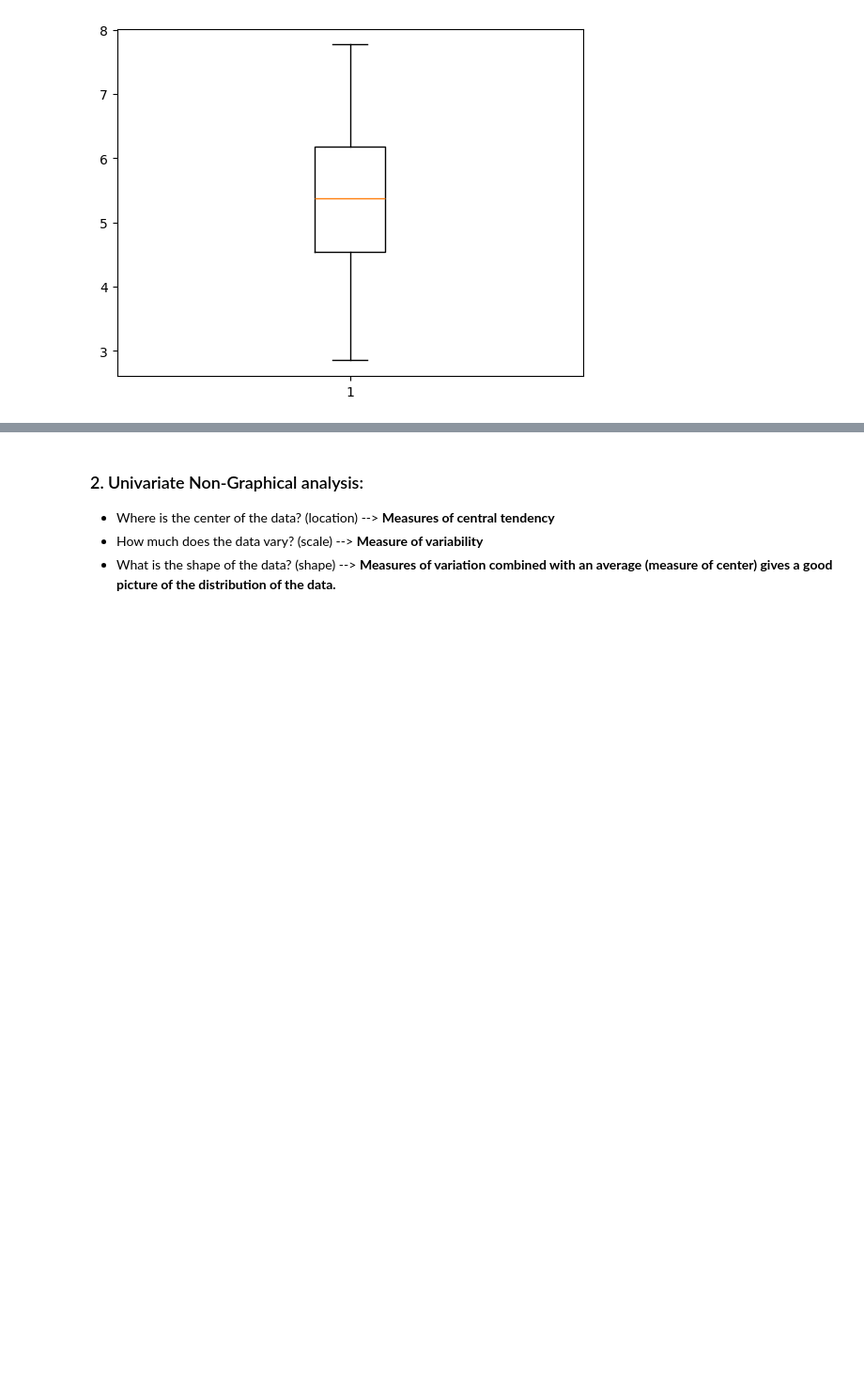
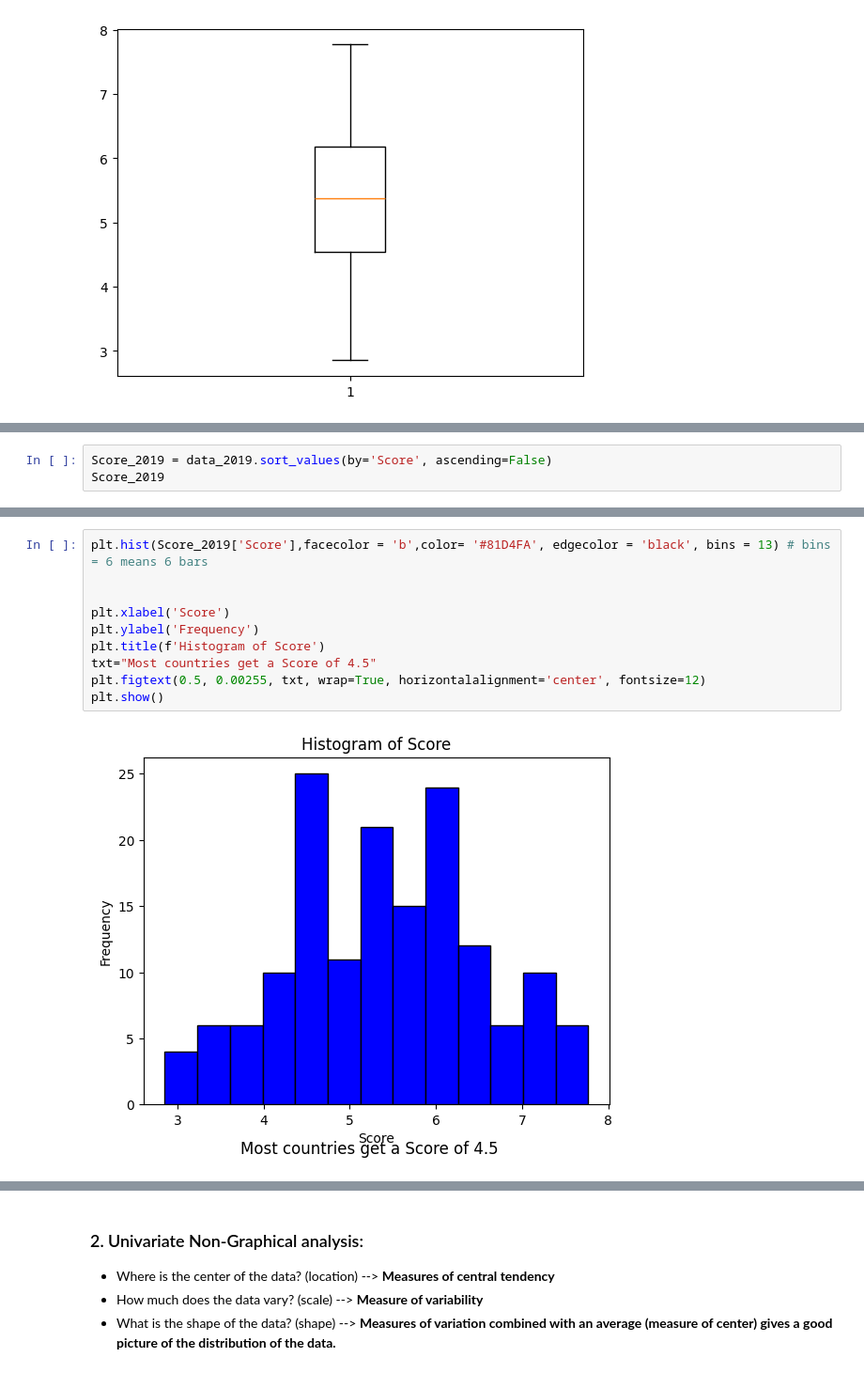
Before and after one commit to Tw-0l/Happiness-Report, a Jupyter notebook: EDA explain template.ipynb, the cells around one changed output, grey strips where cells are left out. Shown: that part at 94% size. Saved outputs shown, nothing was run; the diff lists cells and outputs as text; blank space fills up the shorter version.

```diff
--- a/EDA explain template.ipynb
+++ b/EDA explain template.ipynb
@@ -709,0 +716,3 @@ plt.show()
+# %%
+Score_2019 = data_2019.sort_values(by='Score', ascending=False)
+Score_2019
@@ -709,0 +733,12 @@ plt.show()
+# %%
+plt.hist(Score_2019['Score'],facecolor = 'b',color= '#81D4FA', edgecolor = 'black', bins = 13) # bins = 6 means 6 bars
+
+
+plt.xlabel('Score')
+plt.ylabel('Frequency')
+plt.title(f'Histogram of Score')
+txt="Most countries get a Score of 4.5"
+plt.figtext(0.5, 0.00255, txt, wrap=True, horizontalalignment='center', fontsize=12)
+plt.show()
+# %% [output]
+[figure, added]
```
Also changed, not shown: parts of 14 cells of this notebook.
